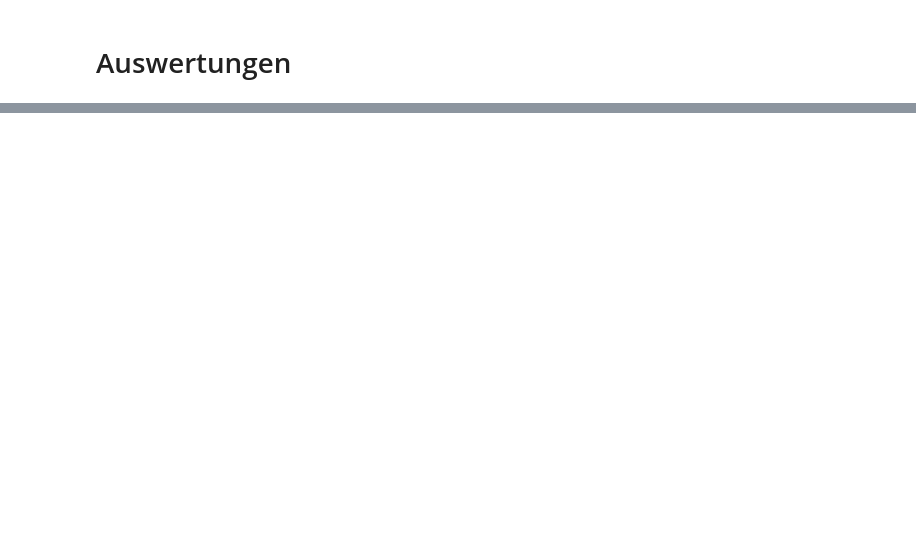
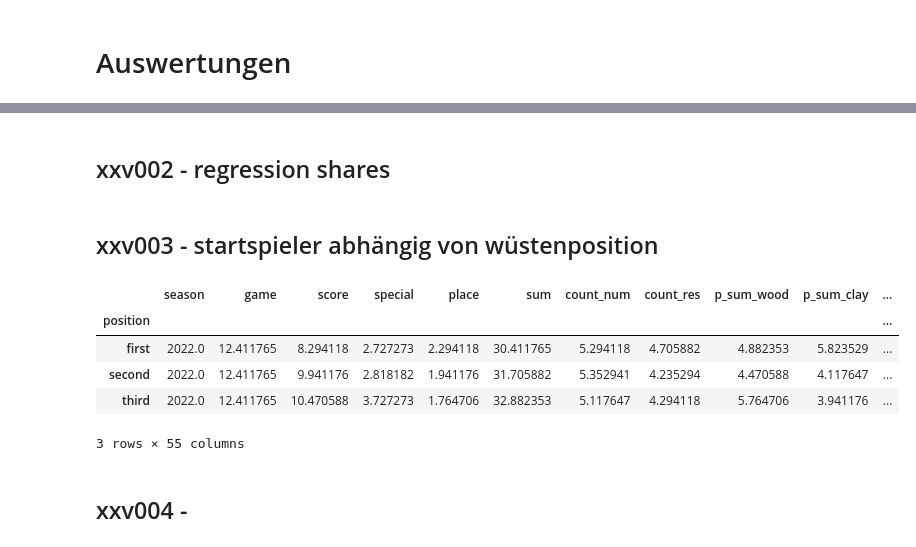
Before and after one commit to mxfuh/catan_data, a Jupyter notebook: catan_insights.ipynb, the cells around one changed output, grey strips where cells are left out. Drawn from its saved outputs; the diff is of its cells as text; code cells hidden in the pictures; blank space fills up the shorter version.

```diff
--- a/catan_insights.ipynb
+++ b/catan_insights.ipynb
@@ -22,17 +26,27 @@ for col in df.columns:
 #variable für direkt am hafen gebaut
 df["port"] = 0
 df.loc[(df["port_wood"]==1) | (df["port_clay"]==1) | (df["port_sheep"]==1) |
-       (df["port_grain"]==1 )| (df["port_ore"]==1) | (df["port_gen"]==1),"hafen"] = 1
+       (df["port_grain"]==1 )| (df["port_ore"]==1) | (df["port_gen"]==1),"port"] = 1
 
 #variable für in hafennähe gebaut
 df["prox_port"] = 0
 df.loc[(df["prox_port_wood"]==1) | (df["prox_port_clay"]==1) | (df["prox_port_sheep"]==1) |
-       (df["prox_port_grain"]==1 )| (df["prox_port_ore"]==1) | (df["prox_port_gen"]==1),"hafen"] = 1
+       (df["prox_port_grain"]==1 )| (df["prox_port_ore"]==1) | (df["prox_port_gen"]==1),"prox_port"] = 1
 
 #binärvariablen für spieler
 for player in df["player"].unique():
     df[player] = 0
     df.loc[df["player"]==player,player] = 1
+
+#binärvariablen für startposition
+for position in df["position"].unique():
+    df["position_"+position] = 0
+    df.loc[df["position"]==position,"position_"+position] = 1
+
+#binärvariablen für wüstenlocation
+for desert in df["desert"].unique():
+    df["desert_"+desert] = 0
+    df.loc[df["desert"]==desert,"desert_"+desert] = 1
 
 #shares berechnen
 resources = []
@@ -77,0 +94,2 @@ shares.to_excel("xxv001 - resource shares by player.xlsx")
+# %% [markdown]
+## xxv002 - regression shares
@@ -77,0 +108,13 @@ shares.to_excel("xxv001 - resource shares by player.xlsx")
+# %% [markdown]
+## xxv003 - startspieler abhängig von wüstenposition
+# %%
+df.loc[(df["desert_outer"]==1)].groupby("position").agg("mean")
+# %% [output]
+|  | season | game | score | special | place | sum | count_num | count_res | p_sum_wood | p_sum_clay | ... |
+| position |  |  |  |  |  |  |  |  |  |  | ... |
+| first | 2022.0 | 12.411765 | 8.294118 | 2.727273 | 2.294118 | 30.411765 | 5.294118 | 4.705882 | 4.882353 | 5.823529 | ... |
+| second | 2022.0 | 12.411765 | 9.941176 | 2.818182 | 1.941176 | 31.705882 | 5.352941 | 4.235294 | 4.470588 | 4.117647 | ... |
+| third | 2022.0 | 12.411765 | 10.470588 | 3.727273 | 1.764706 | 32.882353 | 5.117647 | 4.294118 | 5.764706 | 3.941176 | ... |
+3 rows × 55 columns
+# %% [markdown]
+## xxv004 -
```
Also changed, not shown: parts of 15 cells of this notebook.
